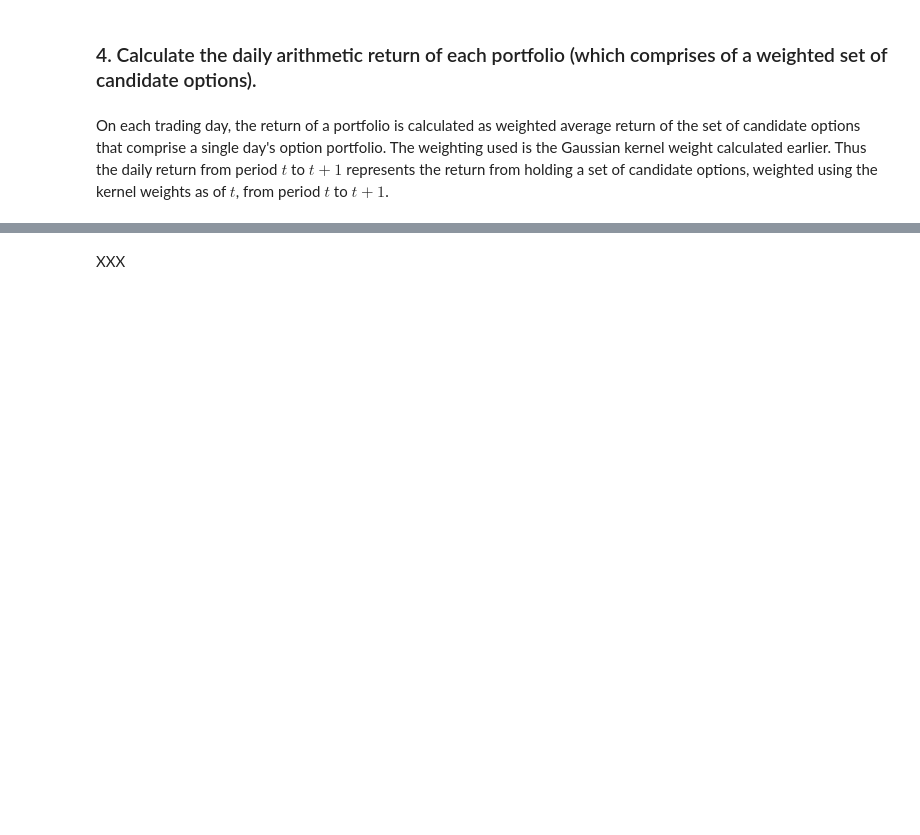
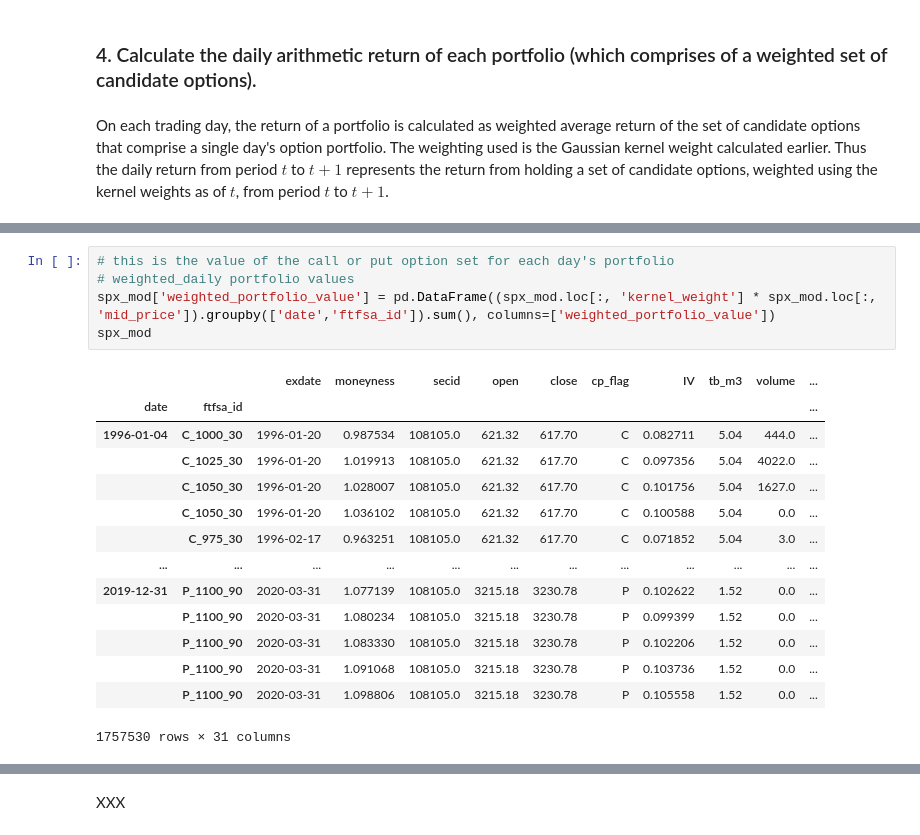
Before and after one commit to jmbejara/constantinides_2013_options, a Jupyter notebook: notebooks/portfolios.ipynb, the cells around one changed output, grey strips where cells are left out. Cells and saved outputs as stored; diff of their text form; blank space fills up the shorter version.

Commit message:
daily weighted portfolio value calc

```diff
--- a/notebooks/portfolios.ipynb
+++ b/notebooks/portfolios.ipynb
@@ -370,0 +417,20 @@ On each trading day, the return of a portfolio is calculated as weighted average
+# %%
+# this is the value of the call or put option set for each day's portfolio
+# weighted_daily portfolio values
+spx_mod['weighted_portfolio_value'] = pd.DataFrame((spx_mod.loc[:, 'kernel_weight'] * spx_mod.loc[:, 'mid_price']).groupby(['date','ftfsa_id']).sum(), columns=['weighted_portfolio_value'])
+spx_mod
+# %% [output]
+|  |  | exdate | moneyness | secid | open | close | cp_flag | IV | tb_m3 | volume | ... |
+| date | ftfsa_id |  |  |  |  |  |  |  |  |  | ... |
+| 1996-01-04 | C_1000_30 | 1996-01-20 | 0.987534 | 108105.0 | 621.32 | 617.70 | C | 0.082711 | 5.04 | 444.0 | ... |
+|  | C_1025_30 | 1996-01-20 | 1.019913 | 108105.0 | 621.32 | 617.70 | C | 0.097356 | 5.04 | 4022.0 | ... |
+|  | C_1050_30 | 1996-01-20 | 1.028007 | 108105.0 | 621.32 | 617.70 | C | 0.101756 | 5.04 | 1627.0 | ... |
+|  | C_1050_30 | 1996-01-20 | 1.036102 | 108105.0 | 621.32 | 617.70 | C | 0.100588 | 5.04 | 0.0 | ... |
+|  | C_975_30 | 1996-02-17 | 0.963251 | 108105.0 | 621.32 | 617.70 | C | 0.071852 | 5.04 | 3.0 | ... |
+| ... | ... | ... | ... | ... | ... | ... | ... | ... | ... | ... | ... |
+| 2019-12-31 | P_1100_90 | 2020-03-31 | 1.077139 | 108105.0 | 3215.18 | 3230.78 | P | 0.102622 | 1.52 | 0.0 | ... |
+|  | P_1100_90 | 2020-03-31 | 1.080234 | 108105.0 | 3215.18 | 3230.78 | P | 0.099399 | 1.52 | 0.0 | ... |
+|  | P_1100_90 | 2020-03-31 | 1.083330 | 108105.0 | 3215.18 | 3230.78 | P | 0.102206 | 1.52 | 0.0 | ... |
+|  | P_1100_90 | 2020-03-31 | 1.091068 | 108105.0 | 3215.18 | 3230.78 | P | 0.103736 | 1.52 | 0.0 | ... |
+|  | P_1100_90 | 2020-03-31 | 1.098806 | 108105.0 | 3215.18 | 3230.78 | P | 0.105558 | 1.52 | 0.0 | ... |
+1757530 rows × 31 columns
```
Also changed, not shown: parts of 6 cells of this notebook.
